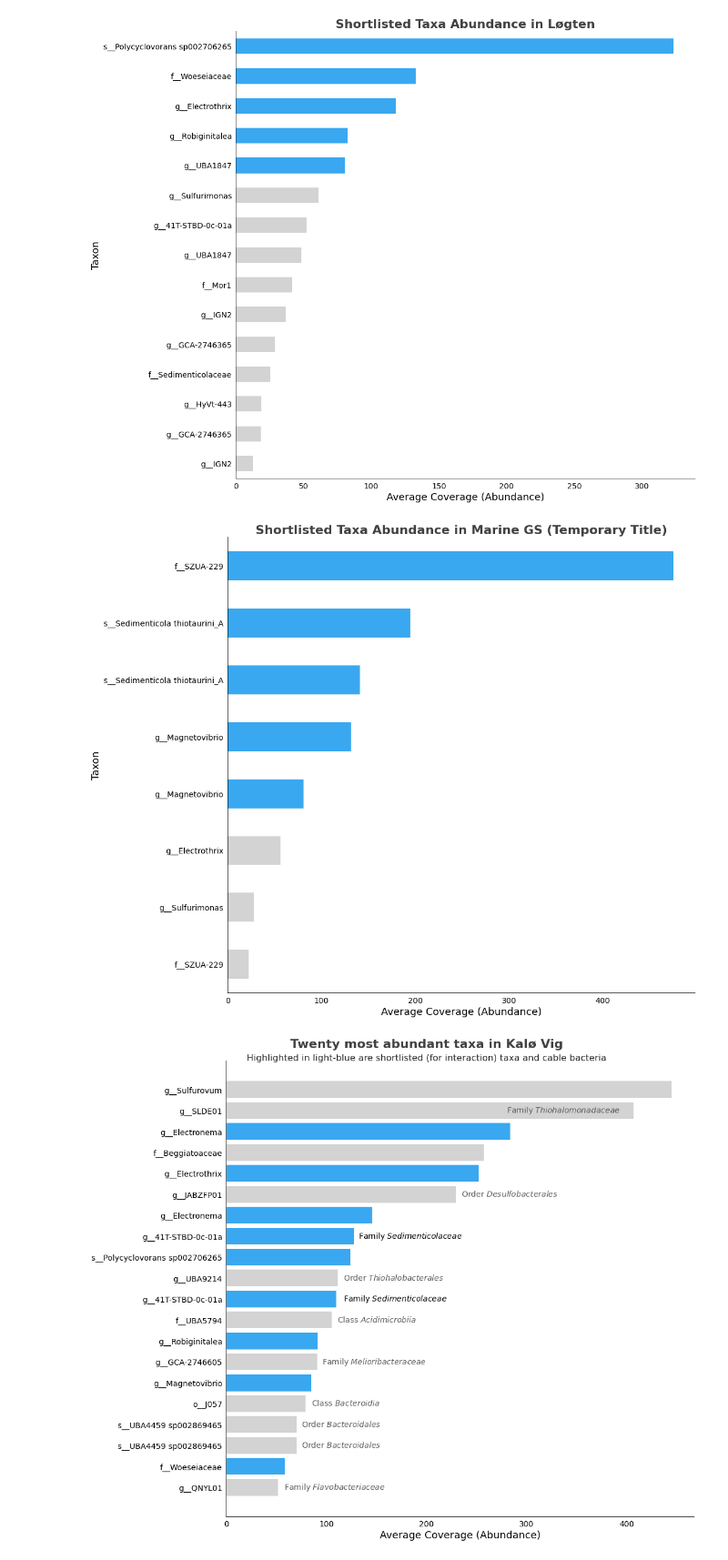
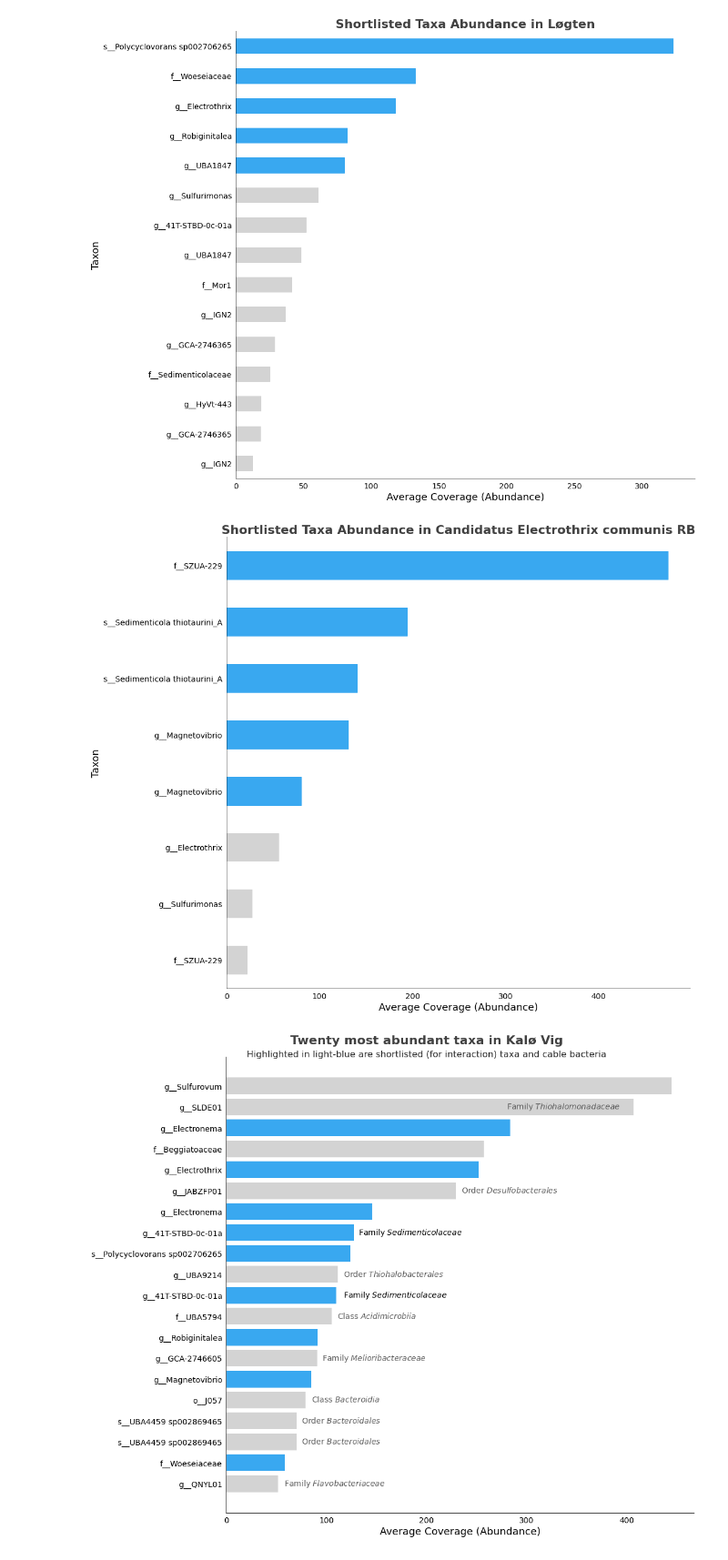
Before and after one commit to artur-sannikov/aarhus-internship-code, a Jupyter notebook: notebooks/figures.ipynb, the cells around one changed output. Shown at 91% size. Drawn from its saved outputs; the diff is of its cells as text; code cells hidden in the pictures.

Commit message:
Changed titles

```diff
--- a/notebooks/figures.ipynb
+++ b/notebooks/figures.ipynb
@@ -552,11 +552,11 @@ plt.savefig("thesis_figures/shortlisted_taxa_abundance_in_logten.png")
 [figure]
 # %%
 draw_barplot(
-    marine_gs_final, "Shortlisted Taxa Abundance in Marine GS (Temporary Title)"
+    marine_gs_final, "Shortlisted Taxa Abundance in Candidatus Electrothrix communis RB"
 )
 plt.savefig("thesis_figures/shortlisted_taxa_abundance_in_marine_gs.png")
 # %% [output]
-[figure, old version]
+[figure, new version]
 # %%
 # Prepare datasets for plot drawing
 kaloevig_all_taxa = prepare_dataset(kaloevig_genes)
```
Also changed, not shown: parts of 1 cell of this notebook.
